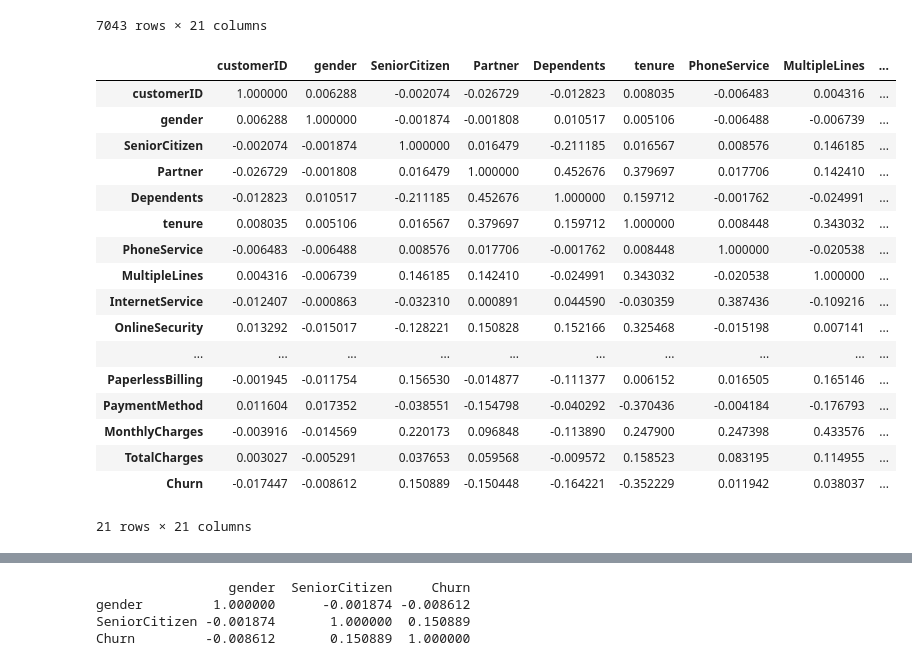
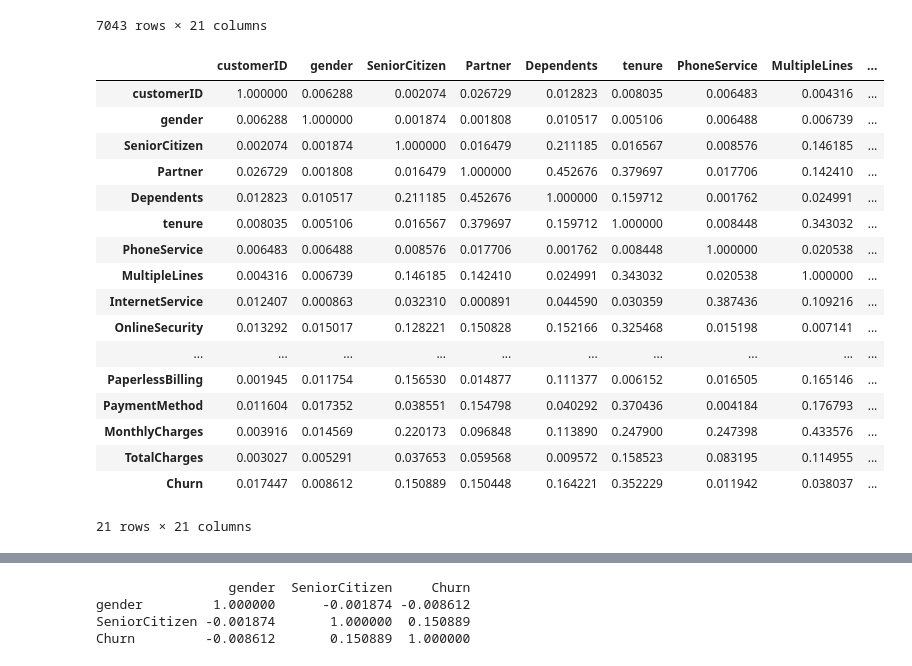
Before and after one commit to AsDo001/pred_client_out, a Jupyter notebook: pred-client-out.ipynb, the cells around one changed output, grey strips where cells are left out. Cells and saved outputs as stored; diff of their text form; code cells hidden in the pictures.

```diff
--- a/pred-client-out.ipynb
+++ b/pred-client-out.ipynb
@@ -219,26 +223,26 @@ df
 # %%
 #Исследование взаимосвязей между признаками в виде данных
 
-df_corr = df.corr()
+df_corr = df.corr().abs()
 df_corr
 # %% [output]
 |  | customerID | gender | SeniorCitizen | Partner | Dependents | tenure | PhoneService | MultipleLines | ... |
-| customerID | 1.000000 | 0.006288 | -0.002074 | -0.026729 | -0.012823 | 0.008035 | -0.006483 | 0.004316 | ... |
-| gender | 0.006288 | 1.000000 | -0.001874 | -0.001808 | 0.010517 | 0.005106 | -0.006488 | -0.006739 | ... |
-| SeniorCitizen | -0.002074 | -0.001874 | 1.000000 | 0.016479 | -0.211185 | 0.016567 | 0.008576 | 0.146185 | ... |
-| Partner | -0.026729 | -0.001808 | 0.016479 | 1.000000 | 0.452676 | 0.379697 | 0.017706 | 0.142410 | ... |
-| Dependents | -0.012823 | 0.010517 | -0.211185 | 0.452676 | 1.000000 | 0.159712 | -0.001762 | -0.024991 | ... |
+| customerID | 1.000000 | 0.006288 | 0.002074 | 0.026729 | 0.012823 | 0.008035 | 0.006483 | 0.004316 | ... |
+| gender | 0.006288 | 1.000000 | 0.001874 | 0.001808 | 0.010517 | 0.005106 | 0.006488 | 0.006739 | ... |
+| SeniorCitizen | 0.002074 | 0.001874 | 1.000000 | 0.016479 | 0.211185 | 0.016567 | 0.008576 | 0.146185 | ... |
+| Partner | 0.026729 | 0.001808 | 0.016479 | 1.000000 | 0.452676 | 0.379697 | 0.017706 | 0.142410 | ... |
+| Dependents | 0.012823 | 0.010517 | 0.211185 | 0.452676 | 1.000000 | 0.159712 | 0.001762 | 0.024991 | ... |
 | tenure | 0.008035 | 0.005106 | 0.016567 | 0.379697 | 0.159712 | 1.000000 | 0.008448 | 0.343032 | ... |
-| PhoneService | -0.006483 | -0.006488 | 0.008576 | 0.017706 | -0.001762 | 0.008448 | 1.000000 | -0.020538 | ... |
-| MultipleLines | 0.004316 | -0.006739 | 0.146185 | 0.142410 | -0.024991 | 0.343032 | -0.020538 | 1.000000 | ... |
-| InternetService | -0.012407 | -0.000863 | -0.032310 | 0.000891 | 0.044590 | -0.030359 | 0.387436 | -0.109216 | ... |
-| OnlineSecurity | 0.013292 | -0.015017 | -0.128221 | 0.150828 | 0.152166 | 0.325468 | -0.015198 | 0.007141 | ... |
+| PhoneService | 0.006483 | 0.006488 | 0.008576 | 0.017706 | 0.001762 | 0.008448 | 1.000000 | 0.020538 | ... |
+| MultipleLines | 0.004316 | 0.006739 | 0.146185 | 0.142410 | 0.024991 | 0.343032 | 0.020538 | 1.000000 | ... |
+| InternetService | 0.012407 | 0.000863 | 0.032310 | 0.000891 | 0.044590 | 0.030359 | 0.387436 | 0.109216 | ... |
+| OnlineSecurity | 0.013292 | 0.015017 | 0.128221 | 0.150828 | 0.152166 | 0.325468 | 0.015198 | 0.007141 | ... |
 | ... | ... | ... | ... | ... | ... | ... | ... | ... | ... |
-| PaperlessBilling | -0.001945 | -0.011754 | 0.156530 | -0.014877 | -0.111377 | 0.006152 | 0.016505 | 0.165146 | ... |
-| PaymentMethod | 0.011604 | 0.017352 | -0.038551 | -0.154798 | -0.040292 | -0.370436 | -0.004184 | -0.176793 | ... |
-| MonthlyCharges | -0.003916 | -0.014569 | 0.220173 | 0.096848 | -0.113890 | 0.247900 | 0.247398 | 0.433576 | ... |
-| TotalCharges | 0.003027 | -0.005291 | 0.037653 | 0.059568 | -0.009572 | 0.158523 | 0.083195 | 0.114955 | ... |
-| Churn | -0.017447 | -0.008612 | 0.150889 | -0.150448 | -0.164221 | -0.352229 | 0.011942 | 0.038037 | ... |
+| PaperlessBilling | 0.001945 | 0.011754 | 0.156530 | 0.014877 | 0.111377 | 0.006152 | 0.016505 | 0.165146 | ... |
+| PaymentMethod | 0.011604 | 0.017352 | 0.038551 | 0.154798 | 0.040292 | 0.370436 | 0.004184 | 0.176793 | ... |
+| MonthlyCharges | 0.003916 | 0.014569 | 0.220173 | 0.096848 | 0.113890 | 0.247900 | 0.247398 | 0.433576 | ... |
+| TotalCharges | 0.003027 | 0.005291 | 0.037653 | 0.059568 | 0.009572 | 0.158523 | 0.083195 | 0.114955 | ... |
+| Churn | 0.017447 | 0.008612 | 0.150889 | 0.150448 | 0.164221 | 0.352229 | 0.011942 | 0.038037 | ... |
 21 rows × 21 columns
 # %%
 #Исследование взаимосвязей между признаками в виде тепловой матрицы
```
Also changed, not shown: parts of 14 cells of this notebook.
